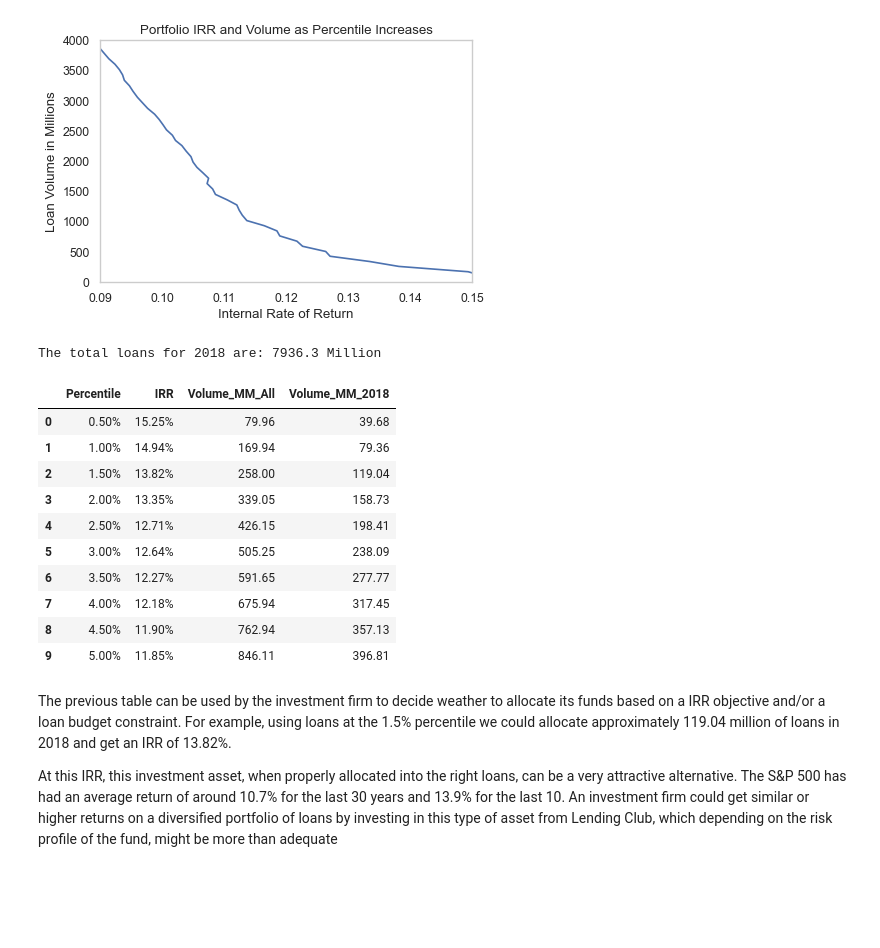
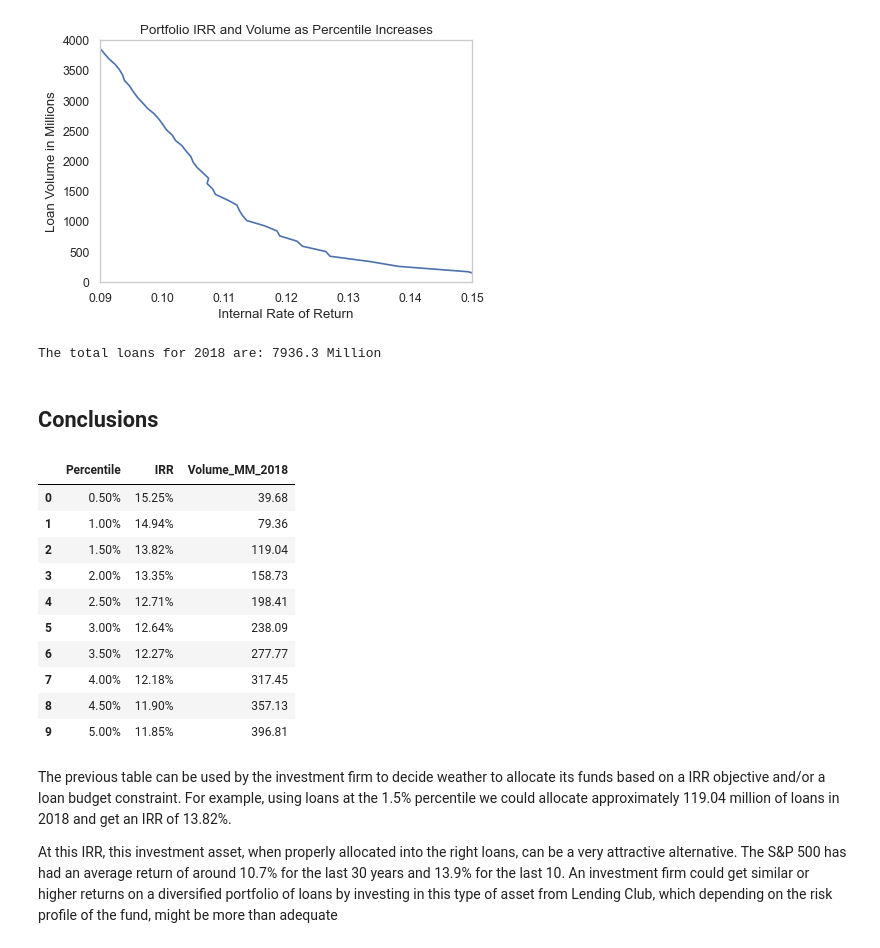
Before and after one commit to DanEllen/Lending-Club-Project, a Jupyter notebook: Lending Club Analysis.ipynb, the cells around one changed output. Saved outputs shown, nothing was run; the diff lists cells and outputs as text; code cells hidden in the pictures; blank space fills up the shorter version.

```diff
--- a/Lending Club Analysis.ipynb
+++ b/Lending Club Analysis.ipynb
@@ -992,33 +994,36 @@ ax.set_ylim([0,4000])
 f.savefig('./images/percentile_threshold_IRR2.png', facecolor=f.get_facecolor(), transparent=True, dpi=500)
 # %% [output]
 [figure]
-# %%
-loan_values_yearly = data.groupby(pd.DatetimeIndex(data['issue_d']).year)['loan_amnt'].sum().reset_index()
-value_2018 = loan_values_yearly[loan_values_yearly['issue_d']==2018].loan_amnt.reset_index()
-value = round(value_2018['loan_amnt'][0]/1000000,1)
-
-print('The total loans for 2018 are:',value,'Million')
-# %% [output]
-The total loans for 2018 are: 7936.3 Million
+# %%
+loan_values_yearly = data.groupby(pd.DatetimeIndex(data['issue_d']).year)['loan_amnt'].sum().reset_index()
+value_2018 = loan_values_yearly[loan_values_yearly['issue_d']==2018].loan_amnt.reset_index()
+value = round(value_2018['loan_amnt'][0]/1000000,1)
+
+print('The total loans for 2018 are:',value,'Million')
+# %% [output]
+The total loans for 2018 are: 7936.3 Million
+# %% [markdown]
+## Conclusions
 # %%
 table = results_pred_irr.sort_values(by='irr',ascending=False).head(10)
+del table['volume_mm']
 table['volume_mm_2018'] = table['percentile']*value
 table['percentile'] = ["{0:.2f}%".format(val * 100) for val in table['percentile']]
 table['irr'] = ["{0:.2f}%".format(val * 100) for val in table['irr']]
-table.columns = ['Percentile','IRR','Volume_MM_All','Volume_MM_2018']
+table.columns = ['Percentile','IRR','Volume_MM_2018']
 table
 # %% [output]
-|  | Percentile | IRR | Volume_MM_All | Volume_MM_2018 |
-| 0 | 0.50% | 15.25% | 79.96 | 39.68 |
-| 1 | 1.00% | 14.94% | 169.94 | 79.36 |
-| 2 | 1.50% | 13.82% | 258.00 | 119.04 |
-| 3 | 2.00% | 13.35% | 339.05 | 158.73 |
-| 4 | 2.50% | 12.71% | 426.15 | 198.41 |
-| 5 | 3.00% | 12.64% | 505.25 | 238.09 |
-| 6 | 3.50% | 12.27% | 591.65 | 277.77 |
-| 7 | 4.00% | 12.18% | 675.94 | 317.45 |
-| 8 | 4.50% | 11.90% | 762.94 | 357.13 |
-| 9 | 5.00% | 11.85% | 846.11 | 396.81 |
+|  | Percentile | IRR | Volume_MM_2018 |
+| 0 | 0.50% | 15.25% | 39.68 |
+| 1 | 1.00% | 14.94% | 79.36 |
+| 2 | 1.50% | 13.82% | 119.04 |
+| 3 | 2.00% | 13.35% | 158.73 |
+| 4 | 2.50% | 12.71% | 198.41 |
+| 5 | 3.00% | 12.64% | 238.09 |
+| 6 | 3.50% | 12.27% | 277.77 |
+| 7 | 4.00% | 12.18% | 317.45 |
+| 8 | 4.50% | 11.90% | 357.13 |
+| 9 | 5.00% | 11.85% | 396.81 |
 # %% [markdown]
 The previous table can be used by the investment firm to decide weather to allocate its funds based on a IRR objective and/or a loan budget constraint. For example, using loans at the 1.5% percentile we could allocate approximately 119.04 million of loans in 2018 and get an IRR of 13.82%.
 
```
Also changed, not shown: parts of 1 cell of this notebook, 2 other files.
